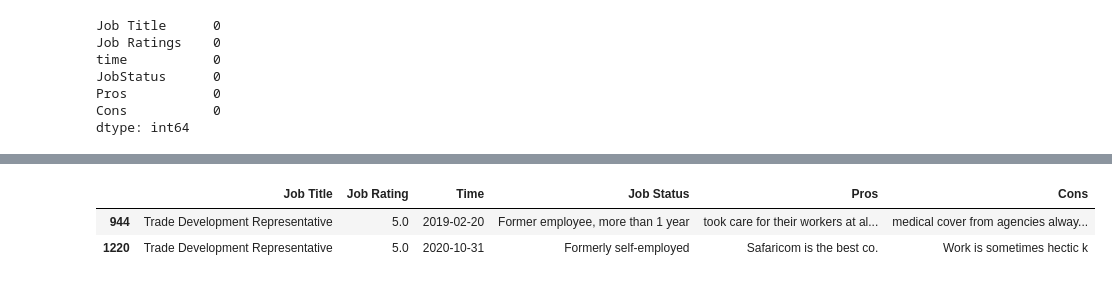
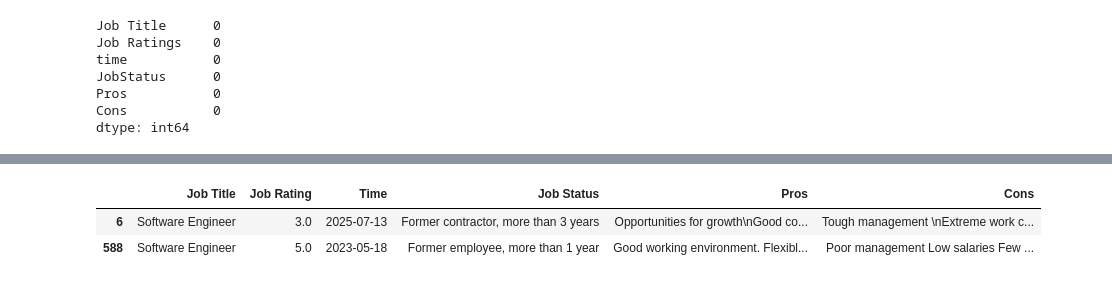
Before and after one commit to Brian342/JupyterAI, a Jupyter notebook: Review cleaning/SafaricomReviews.ipynb, the cells around one changed output, grey strips where cells are left out. Cells and saved outputs as stored; diff of their text form; code cells hidden in the pictures.

```diff
--- a/Review cleaning/SafaricomReviews.ipynb
+++ b/Review cleaning/SafaricomReviews.ipynb
@@ -190,8 +190,8 @@ array(['Brand ambassador', 'Senior mobile developer', 'Project manager',
 SafRev["Job Title"].replace({"Software qa engineer":"Software Engineer"}, inplace=True)
 # %%
 # locating value on the dataset
-SafRev[SafRev["Job Title"]=="Software qa engineer"]
+SafRev[SafRev["Job Title"]=="Software Engineer"]
 # %% [output]
 |  | Job Title | Job Rating | Time | Job Status | Pros | Cons |
-| 944 | Trade Development Representative | 5.0 | 2019-02-20 | Former employee, more than 1 year | took care for their workers at al... | medical cover from agencies alway... |
-| 1220 | Trade Development Representative | 5.0 | 2020-10-31 | Formerly self-employed | Safaricom is the best co. | Work is sometimes hectic k |
+| 6 | Software Engineer | 3.0 | 2025-07-13 | Former contractor, more than 3 years | Opportunities for growth\nGood co... | Tough management \nExtreme work c... |
+| 588 | Software Engineer | 5.0 | 2023-05-18 | Former employee, more than 1 year | Good working environment. Flexibl... | Poor management Low salaries Few ... |
```
Also changed, not shown: parts of 2 cells of this notebook.
